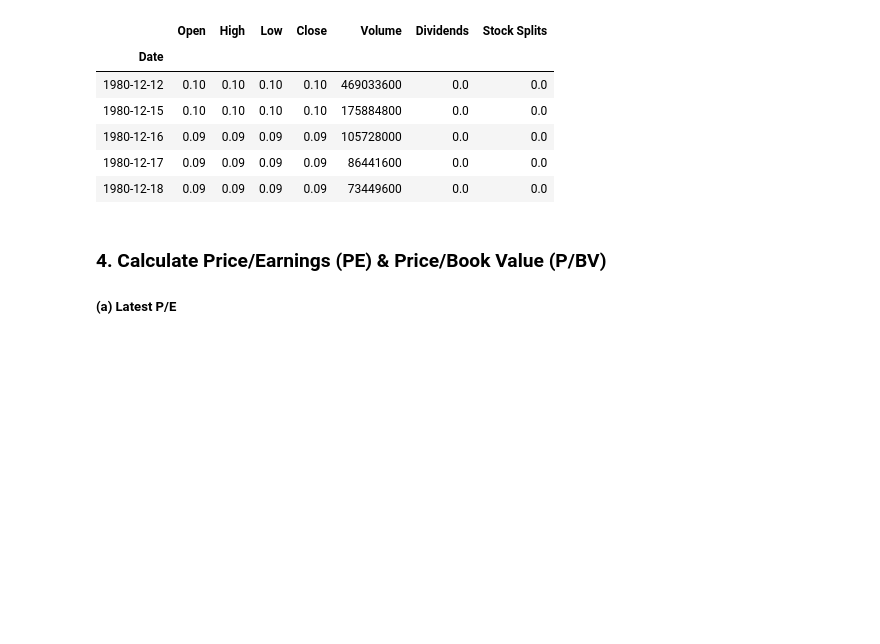
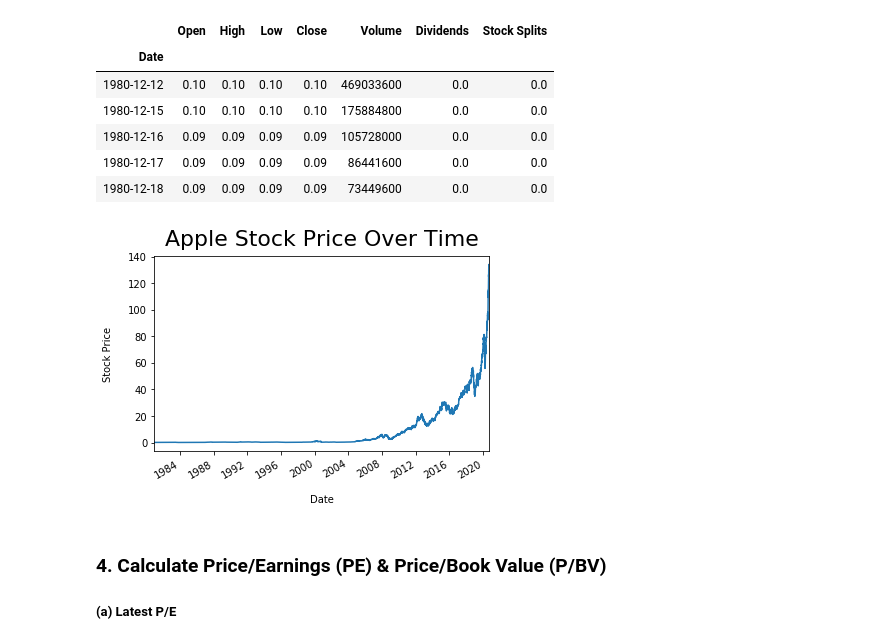
Before and after one commit to maxdemaio/invest, a Jupyter notebook: stockAnalysis.ipynb, the cells around one changed output. Drawn from its saved outputs; the diff is of its cells as text; code cells hidden in the pictures; blank space fills up the shorter version.

Commit message:
Added line graph for stock price over time

```diff
--- a/stockAnalysis.ipynb
+++ b/stockAnalysis.ipynb
@@ -231,6 +244,14 @@ apple_price.head()
 | 1980-12-16 | 0.09 | 0.09 | 0.09 | 0.09 | 105728000 | 0.0 | 0.0 |
 | 1980-12-17 | 0.09 | 0.09 | 0.09 | 0.09 | 86441600 | 0.0 | 0.0 |
 | 1980-12-18 | 0.09 | 0.09 | 0.09 | 0.09 | 73449600 | 0.0 | 0.0 |
+# %%
+# Line graph of stock price over time
+apple_price['Close'].plot()
+plt.xlabel("Date", labelpad=15)
+plt.ylabel("Stock Price", labelpad=15)
+plt.title("Apple Stock Price Over Time", y=1.02, fontsize=22);
+# %% [output]
+[figure, added]
 # %% [markdown]
 ### 4. Calculate Price/Earnings (PE) & Price/Book Value (P/BV)
 
```
Also changed, not shown: parts of 1 cell of this notebook.
